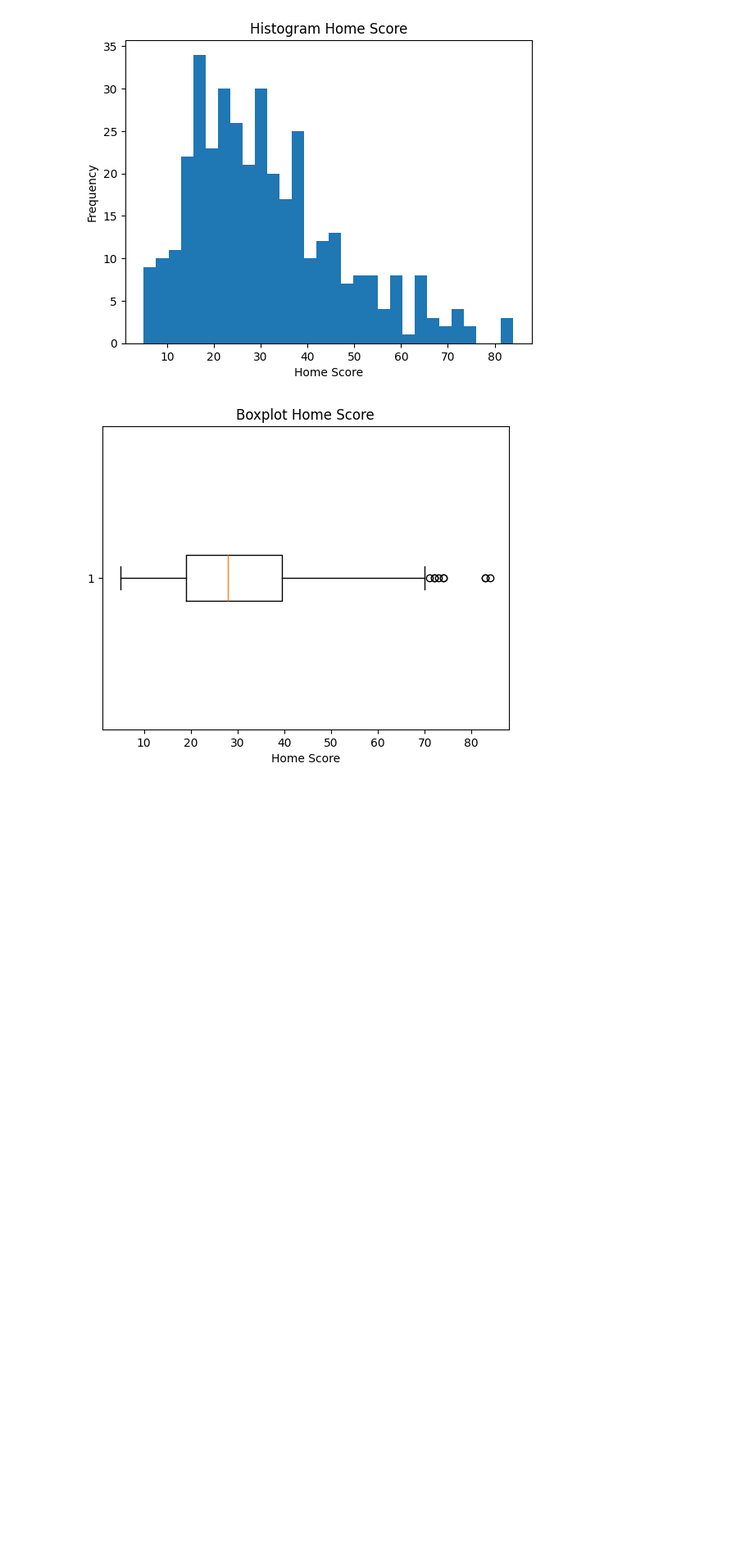
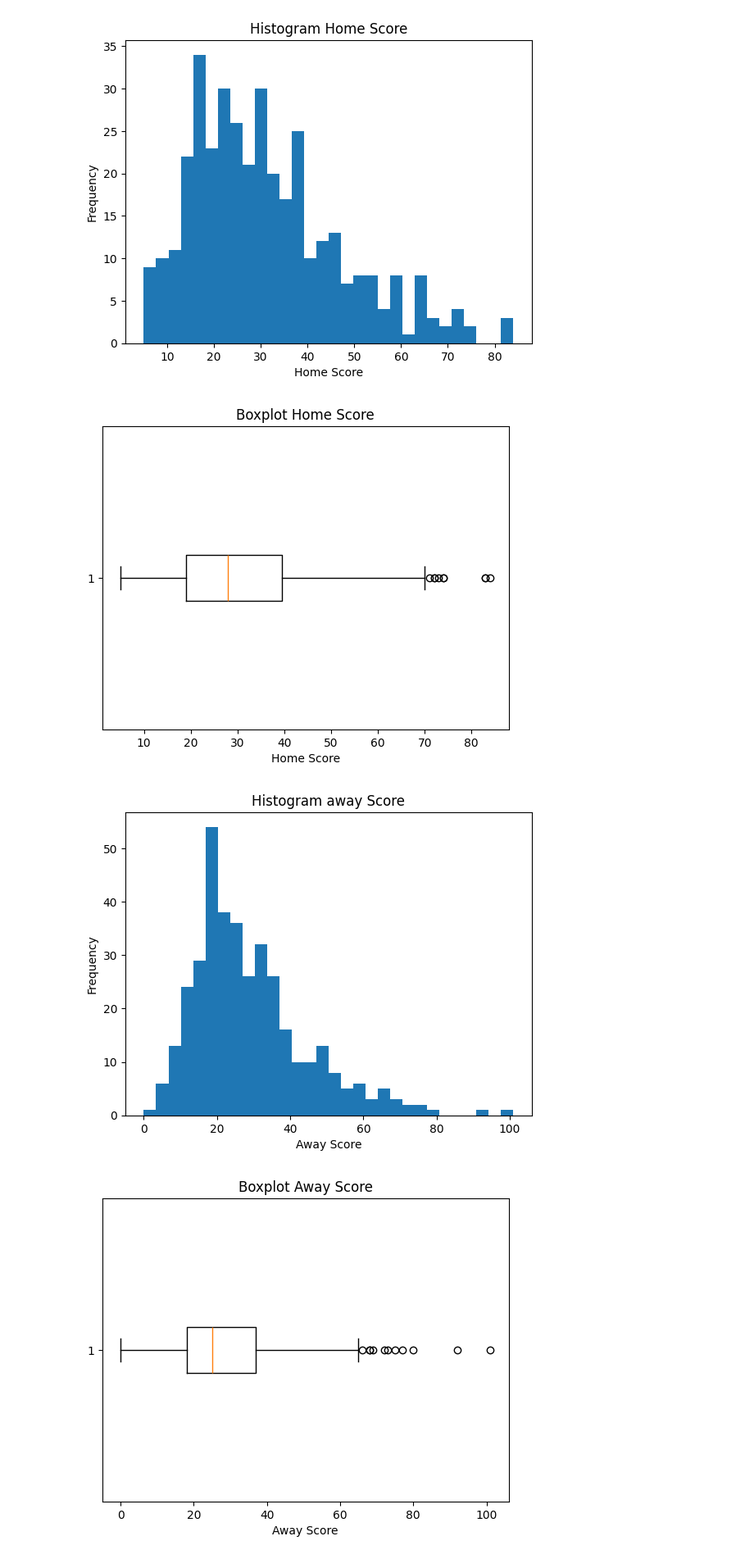
Before and after one commit to RAFAELSFIX10SMBR/datascience-portofolio, a Jupyter notebook: DBL_Predictor.ipynb, the cells around one changed output. Shown at 82% size. Saved outputs shown, nothing was run; the diff lists cells and outputs as text; code cells hidden in the pictures; blank space fills up the shorter version.

```diff
--- a/DBL_Predictor.ipynb
+++ b/DBL_Predictor.ipynb
@@ -290,3 +291,20 @@ plt.show()
 # %% [output]
 [figure]
 [figure]
+# %%
+#2. Distribusi Away Score
+plt.figure
+plt.hist(df['away_score'].dropna(),bins=30)
+plt.title('Histogram away Score')
+plt.xlabel('Away Score')
+plt.ylabel('Frequency')
+plt.show()
+
+plt.figure()
+plt.boxplot(df['away_score'].dropna(),vert=False)
+plt.title('Boxplot Away Score')
+plt.xlabel('Away Score')
+plt.show()
+# %% [output]
+[figure, added]
+[figure, added]
```
Also changed, not shown: parts of 7 cells of this notebook.
